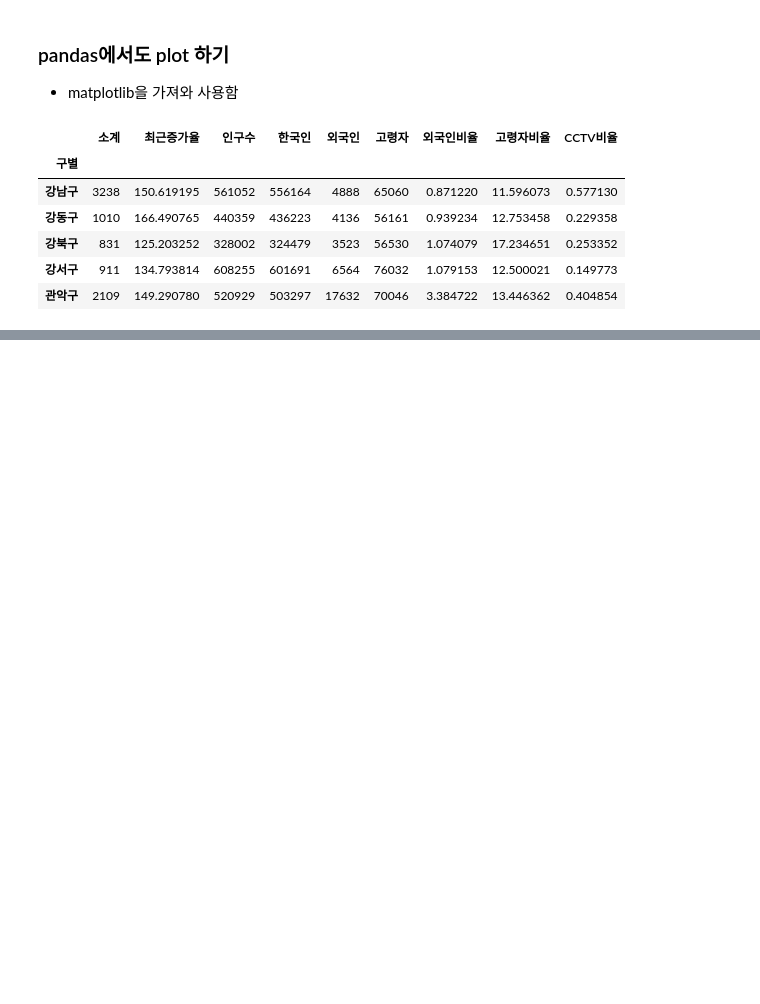
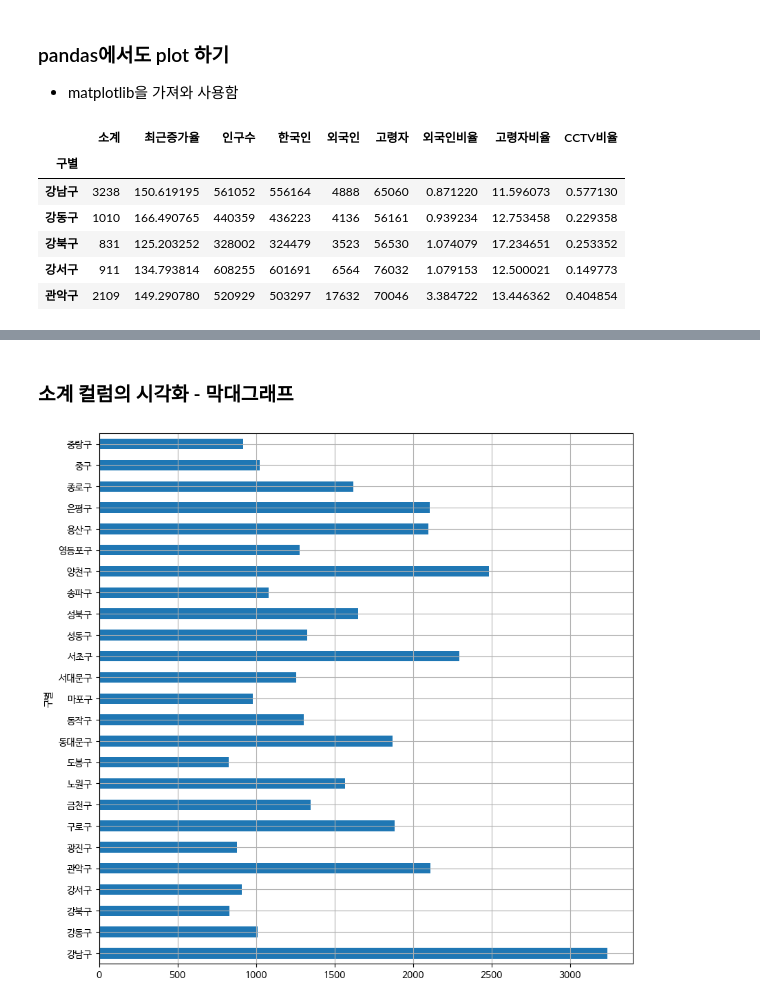
Before and after one commit to instar94/ml_tutorial, a Jupyter notebook: 04.EDA/ds_study/code/01.Seoul_CCTV/01.Analysis Seoul CCTV.ipynb, the cells around one changed output, grey strips where cells are left out. Cells and saved outputs as stored; diff of their text form; code cells hidden in the pictures; blank space fills up the shorter version.

```diff
--- a/04.EDA/ds_study/code/01.Seoul_CCTV/01.Analysis Seoul CCTV.ipynb
+++ b/04.EDA/ds_study/code/01.Seoul_CCTV/01.Analysis Seoul CCTV.ipynb
@@ -4,3 +4,20 @@
 # %%
 ### 데이터 분석을 위한 패키지 : Pandas
 import pandas as pd
+# %%
+import socket
+
+# 현재 머신의 호스트네임 확인
+hostname = socket.gethostname()
+print(hostname)
+
+CCTV_Seoul=pd.DataFrame()
+pop_Seoul=pd.DataFrame()
+if "DESKTOP" in hostname:
+    ### CSV 파일 읽기
+    CCTV_Seoul = pd.read_csv("../../data/01.Seoul_CCTV/01. Seoul_CCTV.csv", encoding="UTF-8")
+    pop_Seoul = pd.read_excel("../../data/01.Seoul_CCTV/01. Seoul_Population.xls",header=2,usecols="B,D,G,J,N")
+else:
+    CCTV_Seoul = pd.read_csv("/content/data/01. Seoul_CCTV.csv", encoding="UTF-8")
+    pop_Seoul = pd.read_excel("/content/data/01. Seoul_Population.xls",header=2,usecols="B,D,G,J,N")
+CCTV_Seoul.head()
@@ -1139,0 +1190,2 @@ data_result["인구수"].plot(kind="barh",figsize=(16,10))
+# %%
+plt.rcParams["axes.unicode_minus"]=False
@@ -1139,0 +1202,6 @@ data_result["인구수"].plot(kind="barh",figsize=(16,10))
+# %% [markdown]
+### 소계 컬럼의 시각화 - 막대그래프
+# %%
+data_result["소계"].plot(kind="barh",grid=True,figsize=(10,10));
+# %% [output]
+[figure, added]
```
Also changed, not shown: parts of 90 cells of this notebook.
